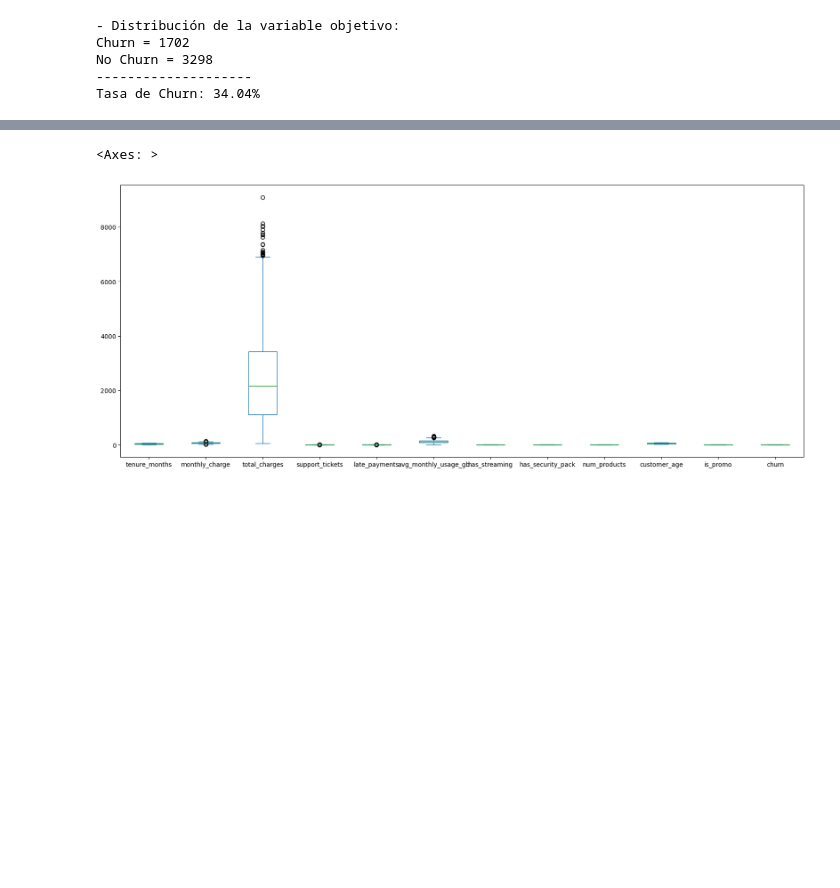
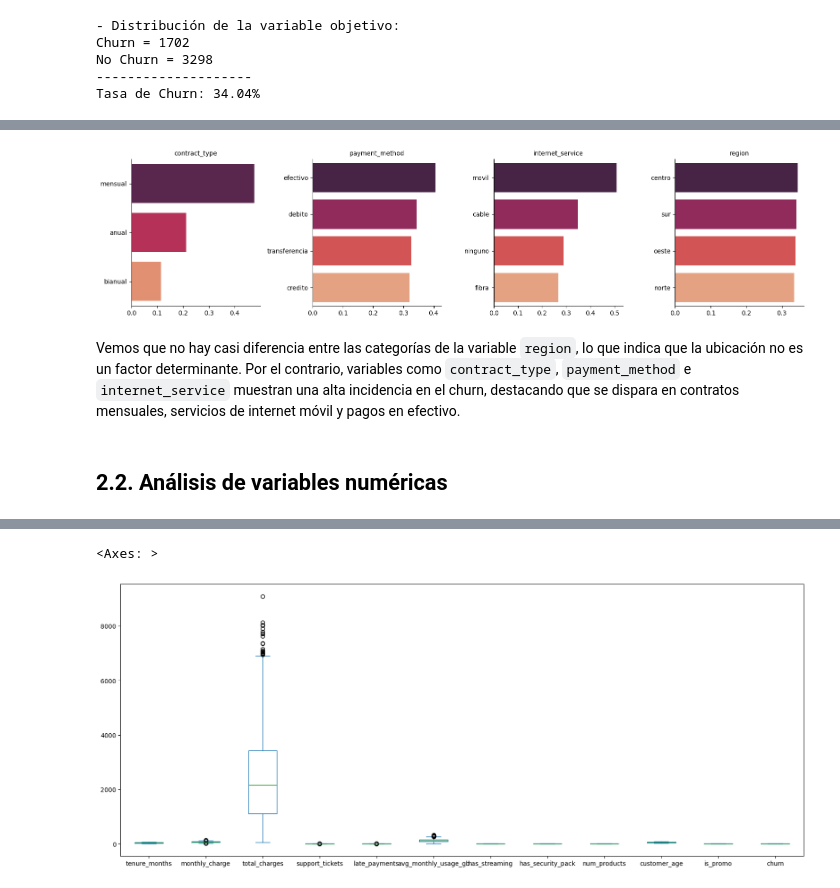
Before and after one commit to nicocarrero/proyecto_ml, a Jupyter notebook: notebooks/notebook.ipynb, the cells around one changed output, grey strips where cells are left out. Saved outputs shown, nothing was run; the diff lists cells and outputs as text; code cells hidden in the pictures; blank space fills up the shorter version.

```diff
--- a/notebooks/notebook.ipynb
+++ b/notebooks/notebook.ipynb
@@ -147,0 +178,11 @@ Bien, las clases estan desbalanceadas como cabe esperar en casos de churn
+# %%
+#ver relacion de churn con variables categoricas
+cols_cat = df.select_dtypes(exclude='number').columns
+
+data = []
+
+for col in cols_cat:
+    tabla = (df.groupby(col)['churn'].mean().sort_values(ascending=False).reset_index().rename(columns={'churn': 'churn_rate'}))
+
+    print(f"\n{col.upper()}")
+    display(tabla.style.format({'churn_rate': '{:.2%}'}).background_gradient(subset='churn_rate', cmap='Reds'))
@@ -147,0 +213,24 @@ Bien, las clases estan desbalanceadas como cabe esperar en casos de churn
+# %%
+import seaborn as sns
+import matplotlib.pyplot as plt
+
+
+# Configuramos una cuadrícula automática basada en el número de columnas
+g = sns.FacetGrid(df.melt(id_vars='churn', value_vars=cols_cat),
+                  col='variable', col_wrap=4, sharex=False, sharey=False, height=4)
+
+# Función para procesar y graficar cada categoría
+def plot_churn(data, **kwargs):
+    top8 = data.groupby('value')['churn'].mean().sort_values(ascending=False).head(8).reset_index()
+    sns.barplot(data=top8, x='churn', y='value', hue='value', palette='rocket', legend=False)
+
+g.map_dataframe(plot_churn)
+g.set_titles("{col_name}").set_axis_labels("", "")
+plt.tight_layout()
+plt.show()
+# %% [output]
+[figure, added]
+# %% [markdown]
+Vemos que no hay casi diferencia entre las categorías de la variable `region`, lo que indica que la ubicación no es un factor determinante. Por el contrario, variables como `contract_type`, `payment_method` e `internet_service` muestran una alta incidencia en el churn, destacando que se dispara en contratos mensuales, servicios de internet móvil y pagos en efectivo.
+# %% [markdown]
+## 2.2. Análisis de variables numéricas
```
Also changed, not shown: parts of 64 cells of this notebook.
